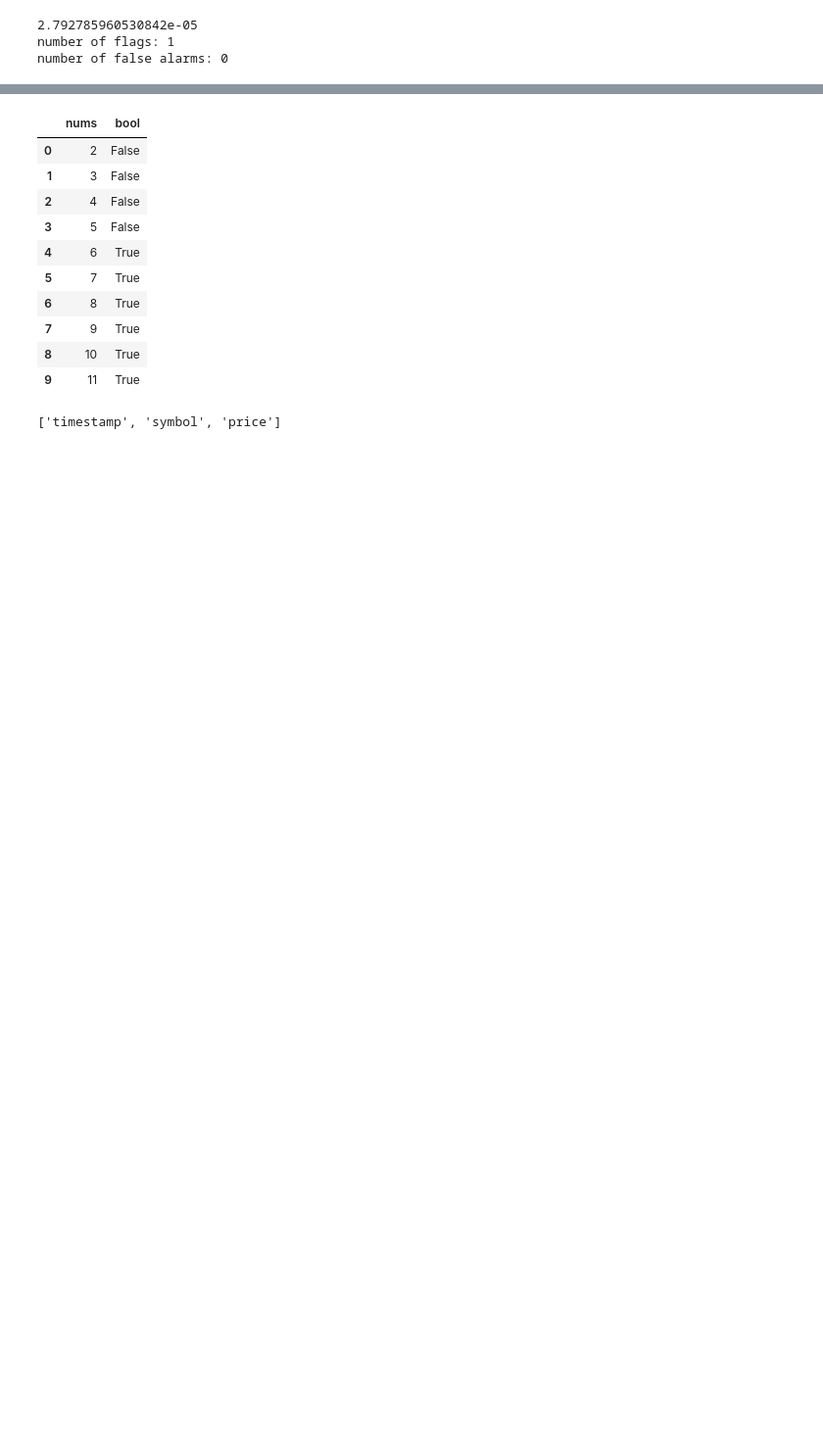
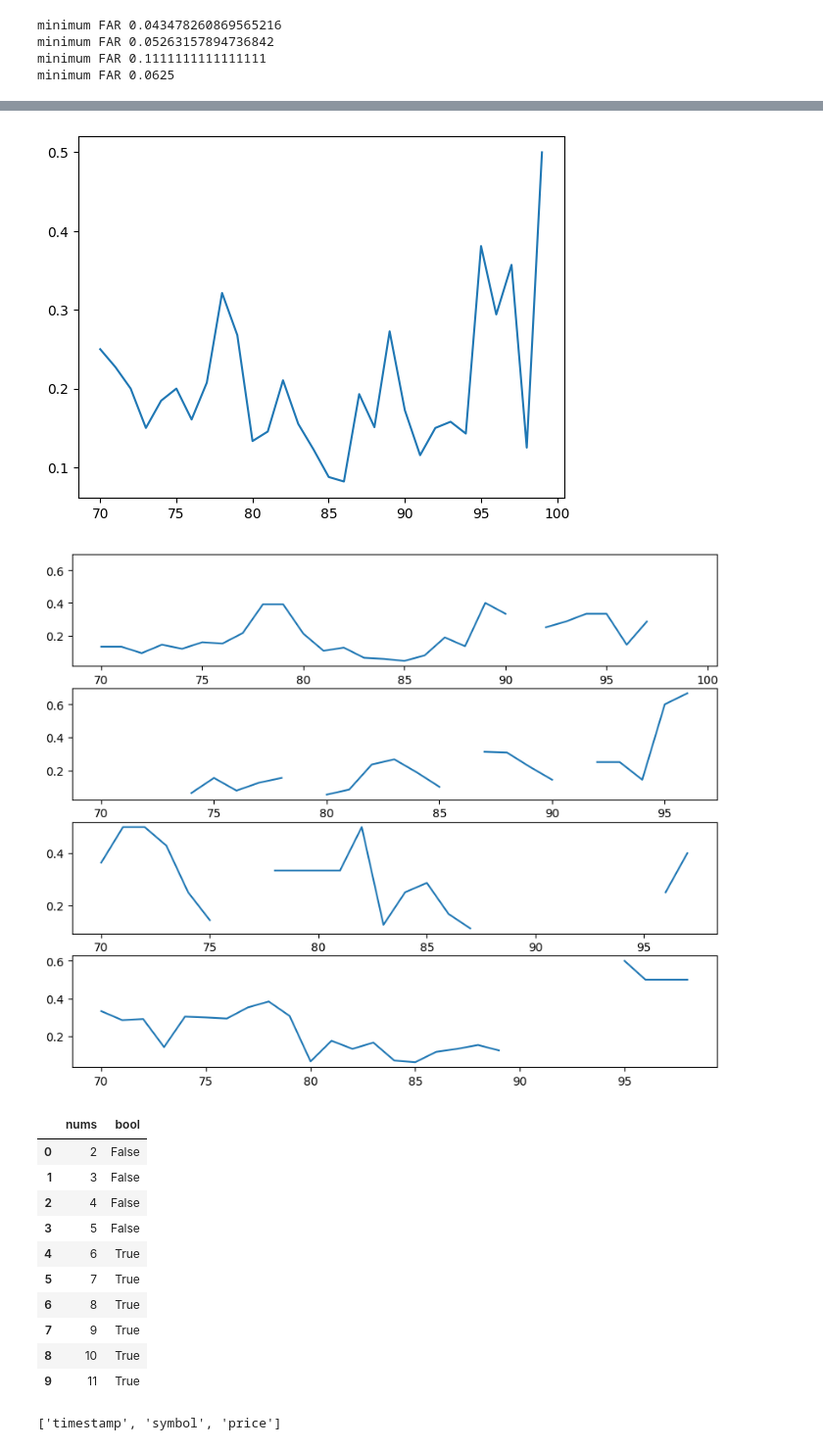
Before and after one commit to bhunter64/Intraday-Volatility-Monitor, a Jupyter notebook: research/Testing.ipynb, the cells around one changed output, grey strips where cells are left out. Shown at 98% size. Saved outputs shown, nothing was run; the diff lists cells and outputs as text; code cells hidden in the pictures; blank space fills up the shorter version.

Commit message:
calibrated baseline threshold

```diff
--- a/research/Testing.ipynb
+++ b/research/Testing.ipynb
@@ -6,42 +33,52 @@ import matplotlib.pyplot as plt
 # %%
 #script to test various threshold values and identify false alarms
 # Loading data from CSV (SPY_Datafull.csv)
-df = pd.read_csv('test_prices.csv', parse_dates=['timestamp']) # convert to Python datetime objects to sort chronologically
+dataPath = r"C:\Users\samps\OneDrive\Documents\GitHub\Intraday-Volatility-Monitor\SPY_Datafull.csv"
+df = pd.read_csv(dataPath, parse_dates=['timestamp']) # convert to Python datetime objects to sort chronologically
 df = df.sort_values('timestamp')
 df = df.reset_index(drop=True) # discard old index
 df['returns'] = df['price'].pct_change()
 df['rolling_std'] = df['returns'].rolling(window=30, min_periods=30).std() # min_periods=30 to compute only after 30 values
 
-threshold = df['rolling_std'].quantile(0.95) #tweak for each trial
-print(threshold)
-df['alarm'] = df['rolling_std'] > threshold
 
-#get flags (only alarms where they are the first occurence in a group of alarms)
-flags = pd.Series(False, index=df.index)
-for i in range(1, len(df['alarm'])):
-    flags.iloc[i] = df['alarm'].iloc[i] and not df['alarm'].iloc[i-1]
-df['flags'] = flags
+#print the quantile used as threshold vs F.A.R.
+FalseAlarmRate = pd.DataFrame({
+    "Q":   range(70,100)
+})
 
-#get false alarms (flags where the vol drops back below threshold quickly)
-falseAlarms = pd.Series(False, index = df.index)
-for i in range(1,len(df['alarm']) - 10):
-    if df['flags'].iloc[i]:
-        isFalse = False
-        for j in range(10):
-            if not df['alarm'].iloc[i+j]:
-                isFalse = True
-                break
-        falseAlarms.iloc[i] = isFalse
-    else: falseAlarms.iloc[i] = False
-df['falseAlarm'] = falseAlarms
+for i in range (70,100):
+    th = df['rolling_std'].quantile(0.01*i) #tweak for each trial
+    FalseAlarmRate.loc[(i-70), 'FAR'] = testBaseline(df, th)
 
-#configure alarmData dataframe and print results
-alarmData = df[['timestamp','rolling_std', 'alarm', 'flags', 'falseAlarm']].copy()
-print("number of flags: " + str(alarmData['flags'].sum()))
-print("number of false alarms: " + str(alarmData['falseAlarm'].sum()))
-# print("number of classified false alarms: " + alarmData['falseAlarms'].sum()/alarmData['flags'].sum())
-alarmData.tail(50)
+
+plt.plot(FalseAlarmRate['Q'], FalseAlarmRate['FAR'])
+
+#split the data in to 4 chunks and print the same data on each chunk
+size = len(df['rolling_std'])
+df1 = df.iloc[0:math.floor(size/4)].copy()
+df2 = df.iloc[math.floor(size/4):math.floor(size/2)].copy()
+df3 = df.iloc[math.floor(size/2):math.floor(3*size/4)].copy()
+df4 = df.iloc[math.floor(3*size/4):math.floor(size)].copy()
+dataFrames = [df1, df2, df3, df4]
+
+fAlarms = pd.DataFrame({'Q': range(70,100)})
+fig, axes = plt.subplots(4, 1, figsize=(10, 8))
+
+count = 1
+
+for dataFrame in dataFrames:
+    for i in range (70,100):
+        th = df['rolling_std'].quantile(0.01*i) #tweak for each trial
+        fAlarms.loc[(i-70), 'FAR' + str(count)] = testBaseline(dataFrame, th)
+
+    fAlarms['FAR' + str(count)] = fAlarms['FAR' + str(count)].replace(0, np.nan)
+    print( "minimum FAR " + str(fAlarms['FAR' + str(count)].min()) )
+    axes[count-1].plot(fAlarms['Q'], fAlarms['FAR' + str(count)] )
+    count += 1
+
+plt.show()
 # %% [output]
-2.792785960530842e-05
-number of flags: 1
-number of false alarms: 0
+minimum FAR 0.043478260869565216
+minimum FAR 0.05263157894736842
+minimum FAR 0.1111111111111111
+minimum FAR 0.0625
@@ -65,3 +85,5 @@ number of false alarms: 0
+[figure, added]
+[figure, added]
 # %%
 #random testing script
 testdf = pd.DataFrame()
```
Also changed, not shown: parts of 3 cells of this notebook.
